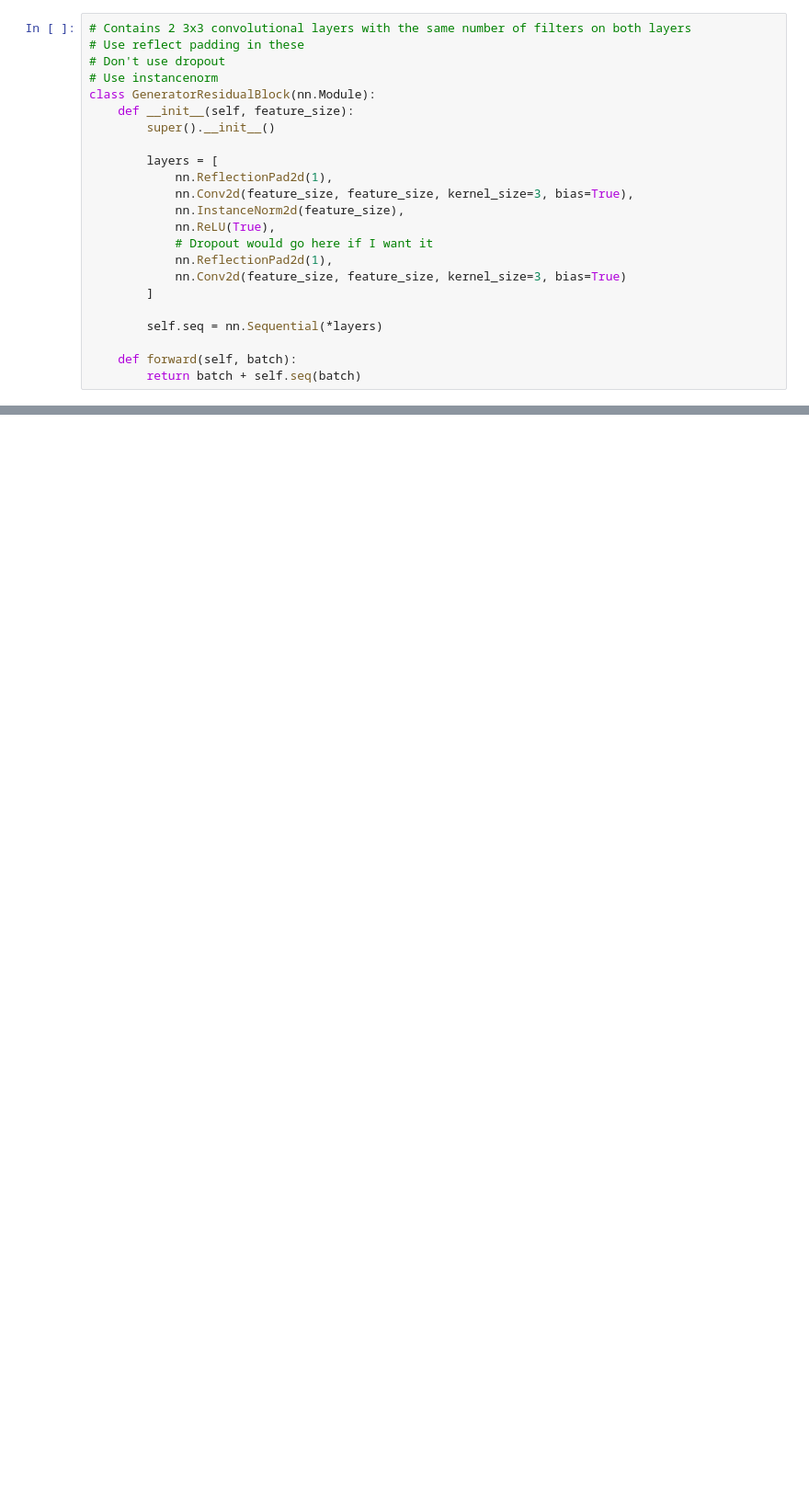
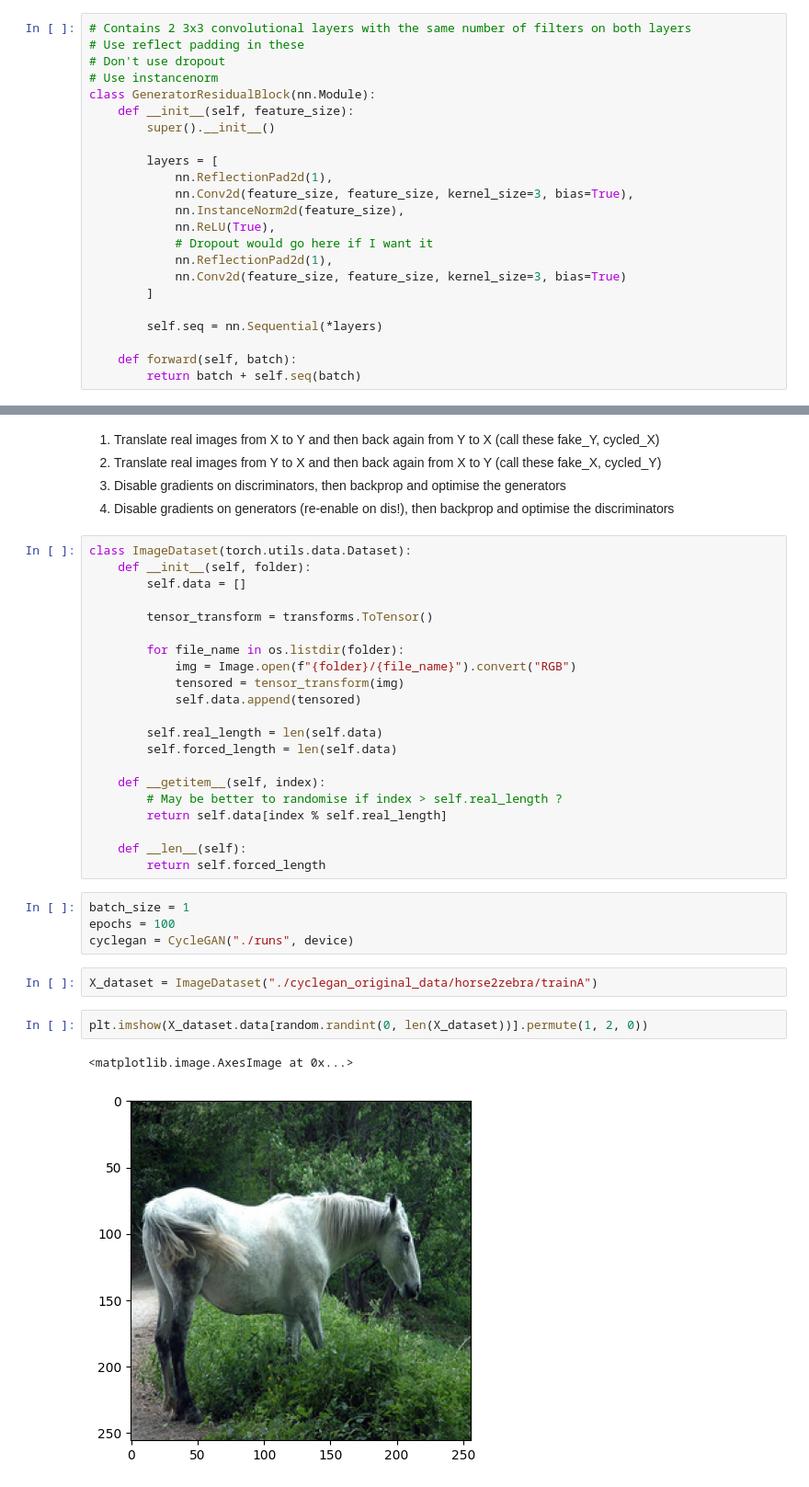
Before and after one commit to fboyle2001/advanced-computer-vision-y4, a Jupyter notebook: code/cyclegan_test.ipynb, the cells around one changed output, grey strips where cells are left out. Shown at 92% size. Saved outputs shown, nothing was run; the diff lists cells and outputs as text; blank space fills up the shorter version.

Commit message:
CycleGAN impl

```diff
--- a/code/cyclegan_test.ipynb
+++ b/code/cyclegan_test.ipynb
@@ -153,0 +299,37 @@ Todo: have a small shrink here
+# %% [markdown]
+1. Translate real images from X to Y and then back again from Y to X (call these fake_Y, cycled_X)
+2. Translate real images from Y to X and then back again from X to Y (call these fake_X, cycled_Y)
+3. Disable gradients on discriminators, then backprop and optimise the generators
+4. Disable gradients on generators (re-enable on dis!), then backprop and optimise the discriminators
+# %%
+class ImageDataset(torch.utils.data.Dataset):
+    def __init__(self, folder):
+        self.data = []
+
+        tensor_transform = transforms.ToTensor()
+
+        for file_name in os.listdir(folder):
+            img = Image.open(f"{folder}/{file_name}").convert("RGB")
+            tensored = tensor_transform(img)
+            self.data.append(tensored)
+
+        self.real_length = len(self.data)
+        self.forced_length = len(self.data)
+
+    def __getitem__(self, index):
+        # May be better to randomise if index > self.real_length ?
+        return self.data[index % self.real_length]
+
+    def __len__(self):
+        return self.forced_length
+# %%
+batch_size = 1
+epochs = 100
+cyclegan = CycleGAN("./runs", device)
+# %%
+X_dataset = ImageDataset("./cyclegan_original_data/horse2zebra/trainA")
+# %%
+plt.imshow(X_dataset.data[random.randint(0, len(X_dataset))].permute(1, 2, 0))
+# %% [output]
+<matplotlib.image.AxesImage at 0x...>
+[figure, added]
```
Also changed, not shown: parts of 19 cells of this notebook, 8 other files.
